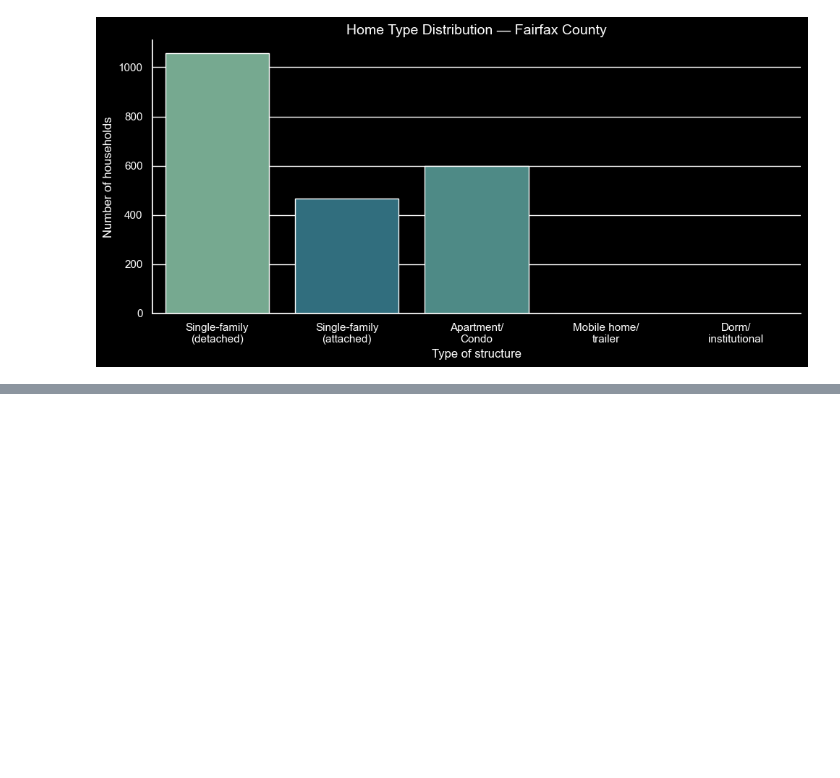
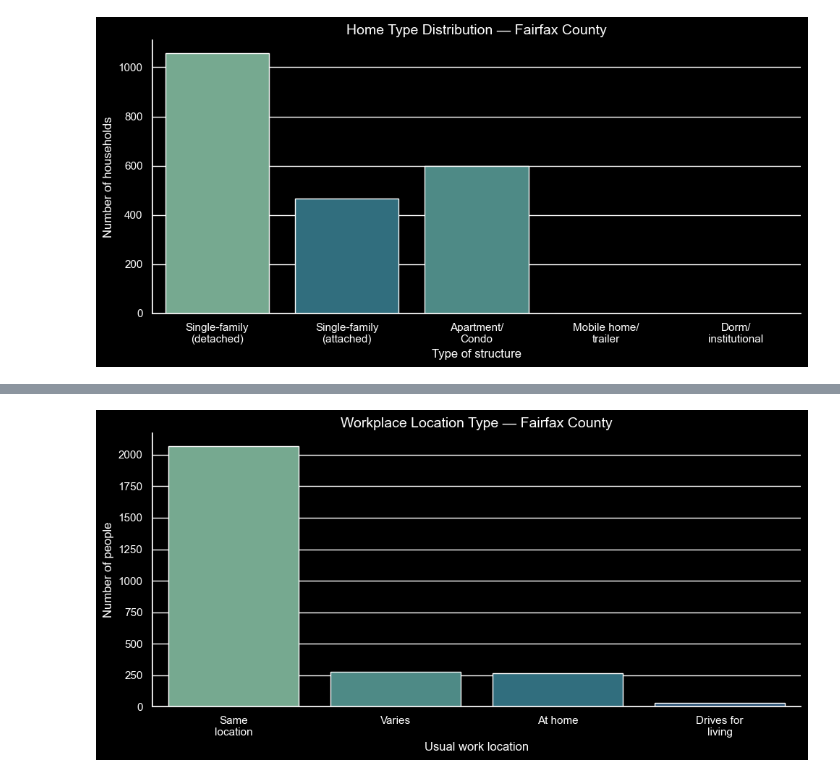
Before and after one commit to pengu-rengu/ev_digital_city, a Jupyter notebook: notebooks/initial_analysis.ipynb, the cells around one changed output, grey strips where cells are left out. Drawn from its saved outputs; the diff is of its cells as text; code cells hidden in the pictures; blank space fills up the shorter version.

```diff
--- a/notebooks/initial_analysis.ipynb
+++ b/notebooks/initial_analysis.ipynb
@@ -175,0 +246,17 @@ plt.show()
+# %%
+workplace_loc_labels = {
+    1: "Same\nlocation", 2: "Varies", 3: "At home", 4: "Drives for\nliving",
+}
+workplace_loc_data = person_df[person_df["J1_WORKPLACE_LOC"] != -9].copy()
+workplace_loc_data["WorkplaceLoc"] = workplace_loc_data["J1_WORKPLACE_LOC"].map(workplace_loc_labels)
+workplace_loc_order = [workplace_loc_labels[c] for c in sorted(workplace_loc_data["J1_WORKPLACE_LOC"].unique())]
+fig, ax = plt.subplots(figsize = (10, 5))
+sns.countplot(data = workplace_loc_data, x = "WorkplaceLoc", order = workplace_loc_order, hue = "WorkplaceLoc", palette = "crest", legend = False, ax = ax)
+ax.set_title("Workplace Location Type — Fairfax County", fontsize = 14)
+ax.set_xlabel("Usual work location")
+ax.set_ylabel("Number of people")
+sns.despine()
+plt.tight_layout()
+plt.show()
+# %% [output]
+[figure, added]
```
Also changed, not shown: parts of 13 cells of this notebook.
